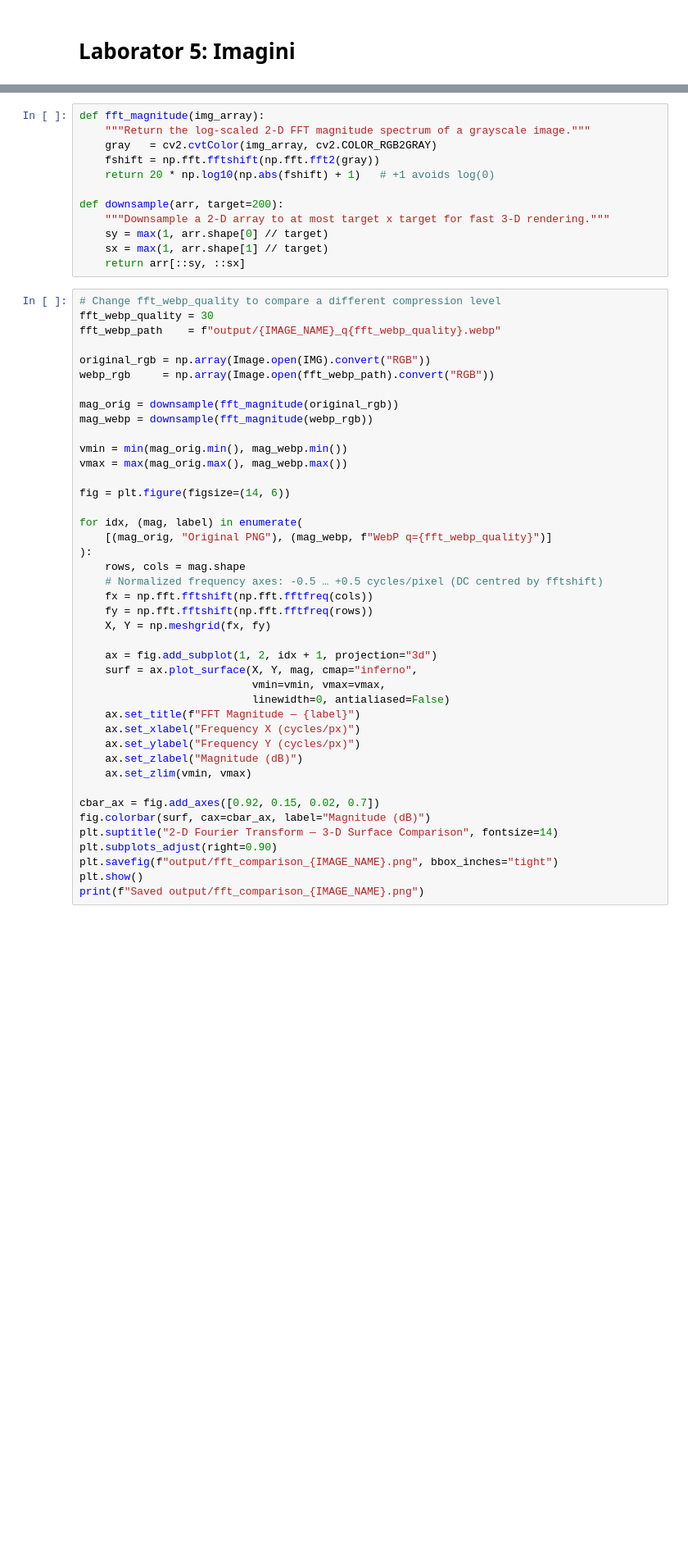
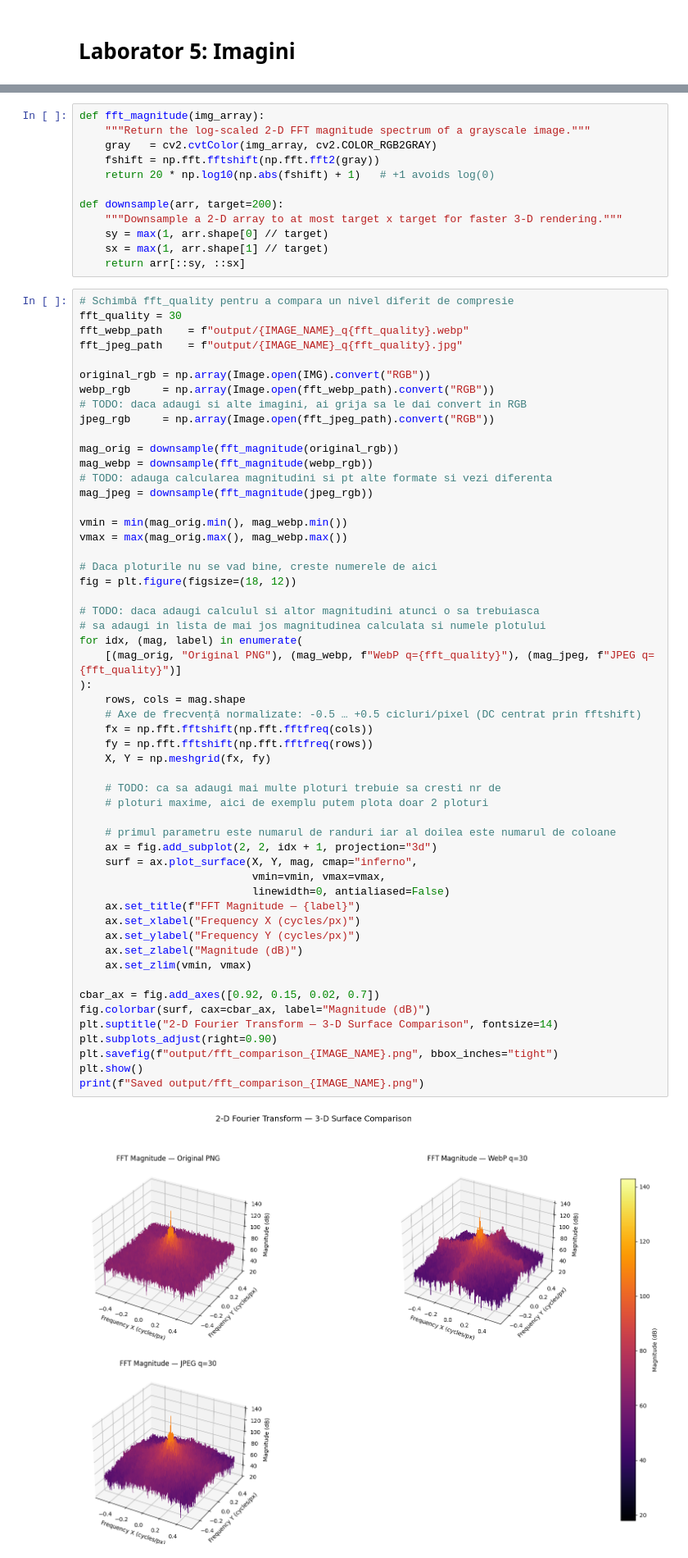
Before and after one commit to ksXV/lab-am, a Jupyter notebook: lab.ipynb, the cells around one changed output, grey strips where cells are left out. Shown at 82% size. Drawn from its saved outputs; the diff is of its cells as text; blank space fills up the shorter version.

```diff
--- a/lab.ipynb
+++ b/lab.ipynb
@@ -268,49 +400,63 @@ def fft_magnitude(img_array):
     return 20 * np.log10(np.abs(fshift) + 1)   # +1 avoids log(0)
 
 def downsample(arr, target=200):
-    """Downsample a 2-D array to at most target x target for fast 3-D rendering."""
+    """Downsample a 2-D array to at most target x target for faster 3-D rendering."""
     sy = max(1, arr.shape[0] // target)
     sx = max(1, arr.shape[1] // target)
     return arr[::sy, ::sx]
 # %%
-# Change fft_webp_quality to compare a different compression level
-fft_webp_quality = 30
-fft_webp_path    = f"output/{IMAGE_NAME}_q{fft_webp_quality}.webp"
+# Schimbă fft_quality pentru a compara un nivel diferit de compresie
+fft_quality = 30
+fft_webp_path    = f"output/{IMAGE_NAME}_q{fft_quality}.webp"
+fft_jpeg_path    = f"output/{IMAGE_NAME}_q{fft_quality}.jpg"
 
 original_rgb = np.array(Image.open(IMG).convert("RGB"))
 webp_rgb     = np.array(Image.open(fft_webp_path).convert("RGB"))
+# TODO: daca adaugi si alte imagini, ai grija sa le dai convert in RGB
+jpeg_rgb     = np.array(Image.open(fft_jpeg_path).convert("RGB"))
 
 mag_orig = downsample(fft_magnitude(original_rgb))
 mag_webp = downsample(fft_magnitude(webp_rgb))
+# TODO: adauga calcularea magnitudini si pt alte formate si vezi diferenta
+mag_jpeg = downsample(fft_magnitude(jpeg_rgb))
 
 vmin = min(mag_orig.min(), mag_webp.min())
 vmax = max(mag_orig.max(), mag_webp.max())
 
-fig = plt.figure(figsize=(14, 6))
+# Daca ploturile nu se vad bine, creste numerele de aici
+fig = plt.figure(figsize=(18, 12))
 
+# TODO: daca adaugi calculul si altor magnitudini atunci o sa trebuiasca
+# sa adaugi in lista de mai jos magnitudinea calculata si numele plotului
 for idx, (mag, label) in enumerate(
-    [(mag_orig, "Original PNG"), (mag_webp, f"WebP q={fft_webp_quality}")]
+    [(mag_orig, "Original PNG"), (mag_webp, f"WebP q={fft_quality}"), (mag_jpeg, f"JPEG q={fft_quality}")]
 ):
     rows, cols = mag.shape
-    # Normalized frequency axes: -0.5 … +0.5 cycles/pixel (DC centred by fftshift)
+    # Axe de frecvență normalizate: -0.5 … +0.5 cicluri/pixel (DC centrat prin fftshift)
     fx = np.fft.fftshift(np.fft.fftfreq(cols))
     fy = np.fft.fftshift(np.fft.fftfreq(rows))
     X, Y = np.meshgrid(fx, fy)
 
-    ax = fig.add_subplot(1, 2, idx + 1, projection="3d")
+    # TODO: ca sa adaugi mai multe ploturi trebuie sa cresti nr de
+    # ploturi maxime, aici de exemplu putem plota doar 2 ploturi
+
+    # primul parametru este numarul de randuri iar al doilea este numarul de coloane
+    ax = fig.add_subplot(2, 2, idx + 1, projection="3d")
     surf = ax.plot_surface(X, Y, mag, cmap="inferno",
                            vmin=vmin, vmax=vmax,
                            linewidth=0, antialiased=False)
     ax.set_title(f"FFT Magnitude — {label}")
     ax.set_xlabel("Frequency X (cycles/px)")
     ax.set_ylabel("Frequency Y (cycles/px)")
     ax.set_zlabel("Magnitude (dB)")
     ax.set_zlim(vmin, vmax)
 
 cbar_ax = fig.add_axes([0.92, 0.15, 0.02, 0.7])
 fig.colorbar(surf, cax=cbar_ax, label="Magnitude (dB)")
 plt.suptitle("2-D Fourier Transform — 3-D Surface Comparison", fontsize=14)
 plt.subplots_adjust(right=0.90)
 plt.savefig(f"output/fft_comparison_{IMAGE_NAME}.png", bbox_inches="tight")
 plt.show()
 print(f"Saved output/fft_comparison_{IMAGE_NAME}.png")
+# %% [output]
+[figure, added]
```
Also changed, not shown: parts of 30 cells of this notebook, 2 other files.
